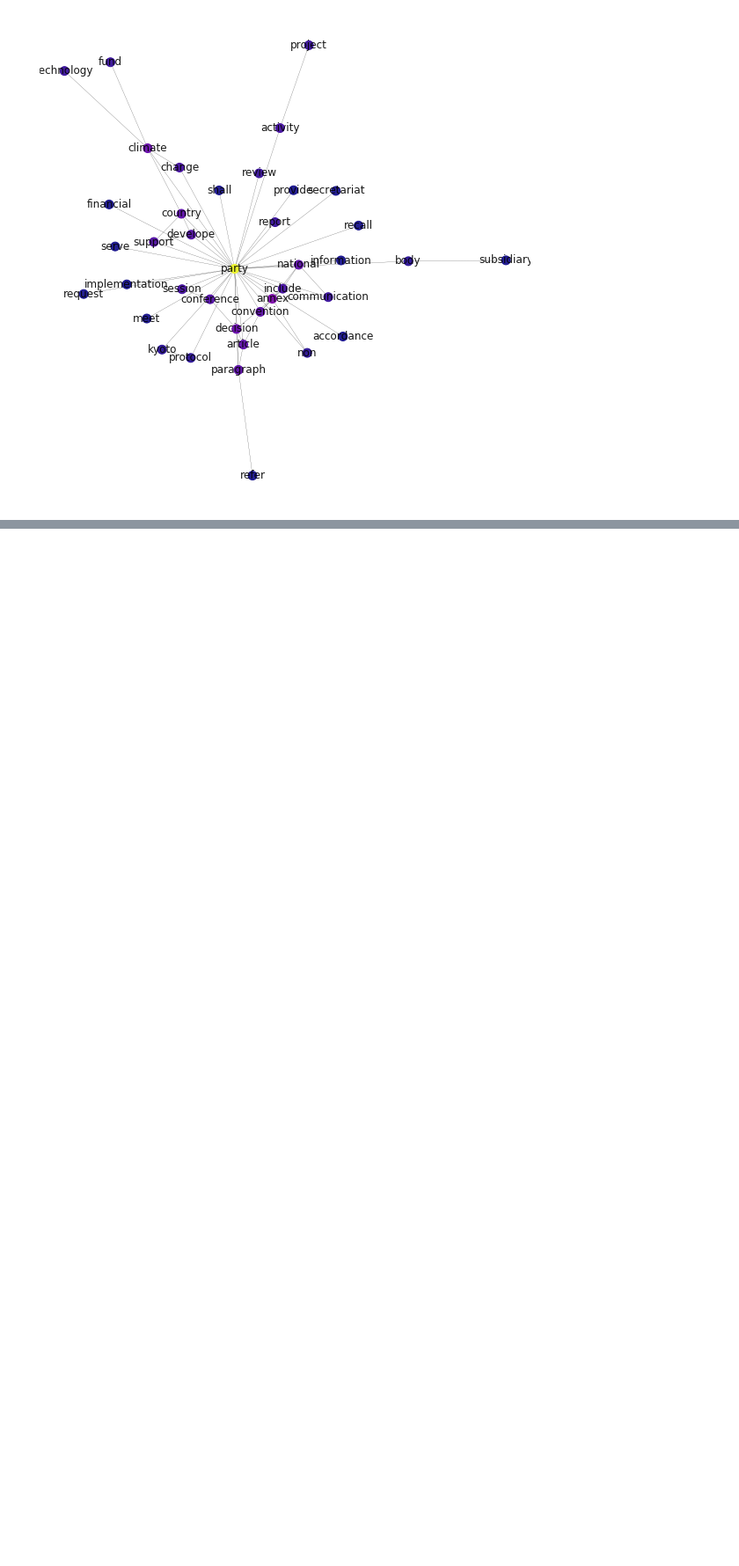
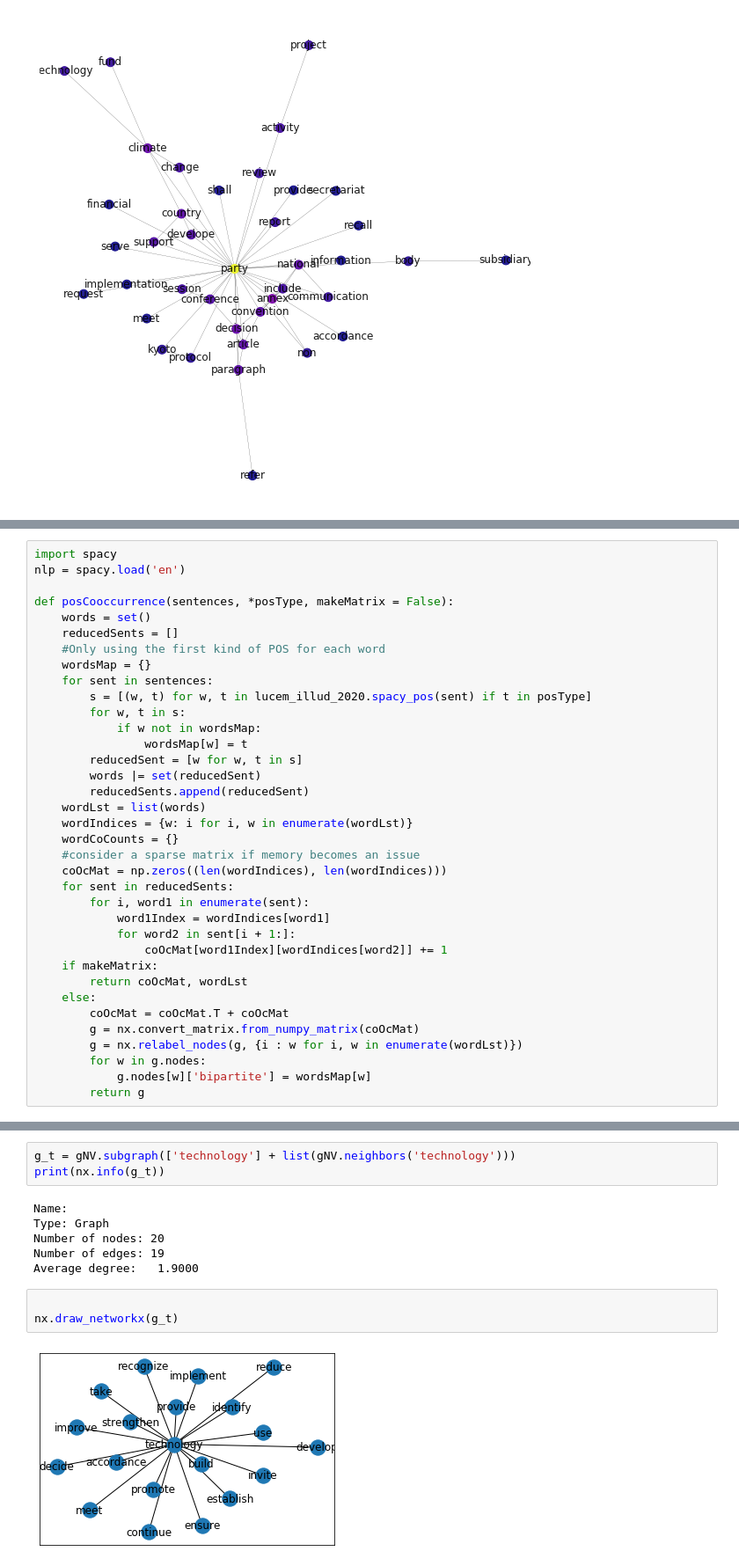
Before and after one commit to chiayunc/Homework-Notebooks, a Jupyter notebook: week-5/5-Semantic-Influence-Networks-solution.ipynb, the cells around one changed output, grey strips where cells are left out. Shown at 88% size. Saved outputs shown, nothing was run; the diff lists cells and outputs as text; blank space fills up the shorter version.

```diff
--- a/week-5/5-Semantic-Influence-Networks-solution.ipynb
+++ b/week-5/5-Semantic-Influence-Networks-solution.ipynb
@@ -490,0 +567,36 @@ nx.draw(giant, ax = ax, pos = layout, labels = {n:n for n in giant.nodes()},
+# %%
+import spacy
+nlp = spacy.load('en')
+
+def posCooccurrence(sentences, *posType, makeMatrix = False):
+    words = set()
+    reducedSents = []
+    #Only using the first kind of POS for each word
+    wordsMap = {}
+    for sent in sentences:
+        s = [(w, t) for w, t in lucem_illud_2020.spacy_pos(sent) if t in posType]
+        for w, t in s:
+            if w not in wordsMap:
+                wordsMap[w] = t
+        reducedSent = [w for w, t in s]
+        words |= set(reducedSent)
+        reducedSents.append(reducedSent)
+    wordLst = list(words)
+    wordIndices = {w: i for i, w in enumerate(wordLst)}
+    wordCoCounts = {}
+    #consider a sparse matrix if memory becomes an issue
+    coOcMat = np.zeros((len(wordIndices), len(wordIndices)))
+    for sent in reducedSents:
+        for i, word1 in enumerate(sent):
+            word1Index = wordIndices[word1]
+            for word2 in sent[i + 1:]:
+                coOcMat[word1Index][wordIndices[word2]] += 1
+    if makeMatrix:
+        return coOcMat, wordLst
+    else:
+        coOcMat = coOcMat.T + coOcMat
+        g = nx.convert_matrix.from_numpy_matrix(coOcMat)
+        g = nx.relabel_nodes(g, {i : w for i, w in enumerate(wordLst)})
+        for w in g.nodes:
+            g.nodes[w]['bipartite'] = wordsMap[w]
+        return g
@@ -490,0 +670,14 @@ nx.draw(giant, ax = ax, pos = layout, labels = {n:n for n in giant.nodes()},
+# %%
+g_t = gNV.subgraph(['technology'] + list(gNV.neighbors('technology')))
+print(nx.info(g_t))
+# %% [output]
+Name:
+Type: Graph
+Number of nodes: 20
+Number of edges: 19
+Average degree:   1.9000
+# %%
+
+nx.draw_networkx(g_t)
+# %% [output]
+[figure, added]
```
Also changed, not shown: parts of 34 cells of this notebook.
